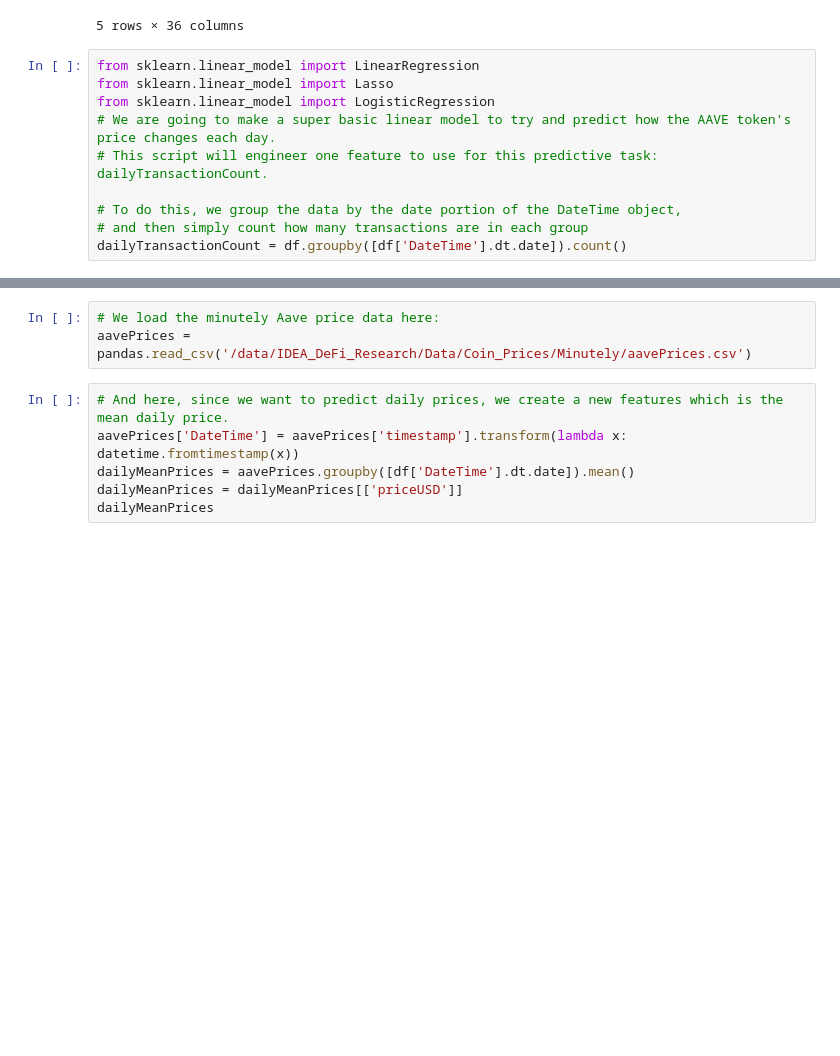
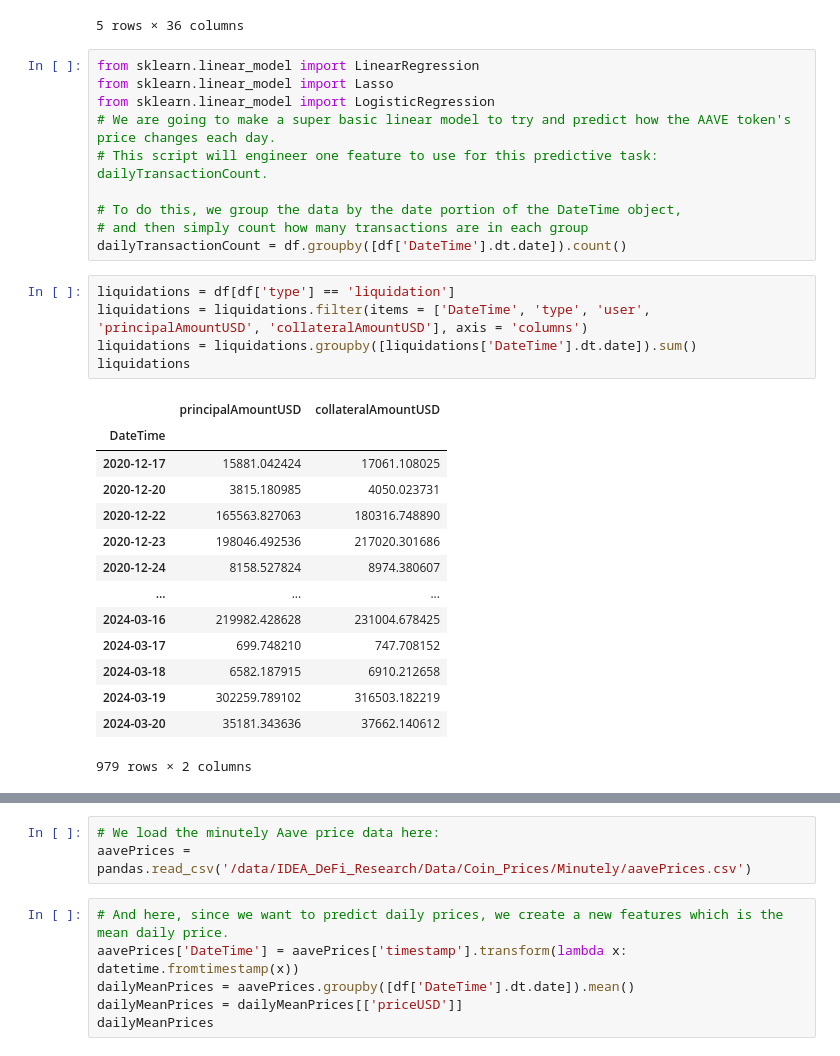
Before and after one commit to 2281469043/DeFi-Analysis, a Jupyter notebook: dataPlayground.ipynb, the cells around one changed output, grey strips where cells are left out. Drawn from its saved outputs; the diff is of its cells as text; blank space fills up the shorter version.

```diff
--- a/dataPlayground.ipynb
+++ b/dataPlayground.ipynb
@@ -27,3 +27,23 @@ from sklearn.linear_model import LogisticRegression
 # To do this, we group the data by the date portion of the DateTime object,
 # and then simply count how many transactions are in each group
 dailyTransactionCount = df.groupby([df['DateTime'].dt.date]).count()
+# %%
+liquidations = df[df['type'] == 'liquidation']
+liquidations = liquidations.filter(items = ['DateTime', 'type', 'user', 'principalAmountUSD', 'collateralAmountUSD'], axis = 'columns')
+liquidations = liquidations.groupby([liquidations['DateTime'].dt.date]).sum()
+liquidations
+# %% [output]
+|  | principalAmountUSD | collateralAmountUSD |
+| DateTime |  |  |
+| 2020-12-17 | 15881.042424 | 17061.108025 |
+| 2020-12-20 | 3815.180985 | 4050.023731 |
+| 2020-12-22 | 165563.827063 | 180316.748890 |
+| 2020-12-23 | 198046.492536 | 217020.301686 |
+| 2020-12-24 | 8158.527824 | 8974.380607 |
+| ... | ... | ... |
+| 2024-03-16 | 219982.428628 | 231004.678425 |
+| 2024-03-17 | 699.748210 | 747.708152 |
+| 2024-03-18 | 6582.187915 | 6910.212658 |
+| 2024-03-19 | 302259.789102 | 316503.182219 |
+| 2024-03-20 | 35181.343636 | 37662.140612 |
+979 rows × 2 columns
```
Also changed, not shown: parts of 9 cells of this notebook.
